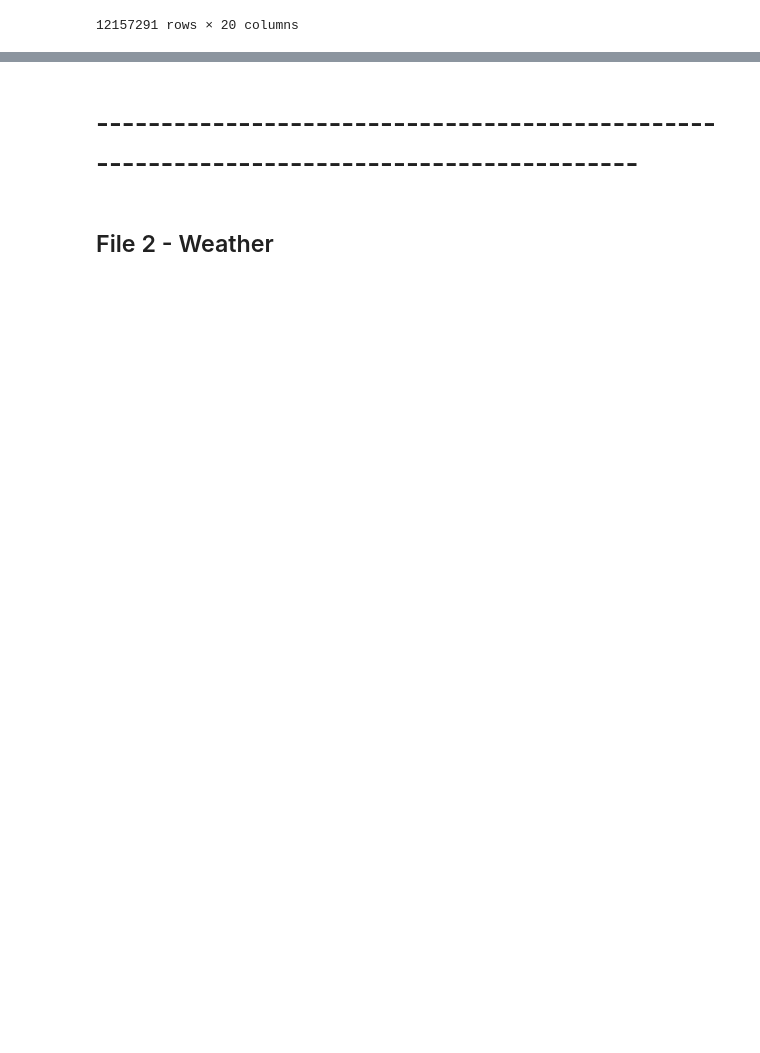
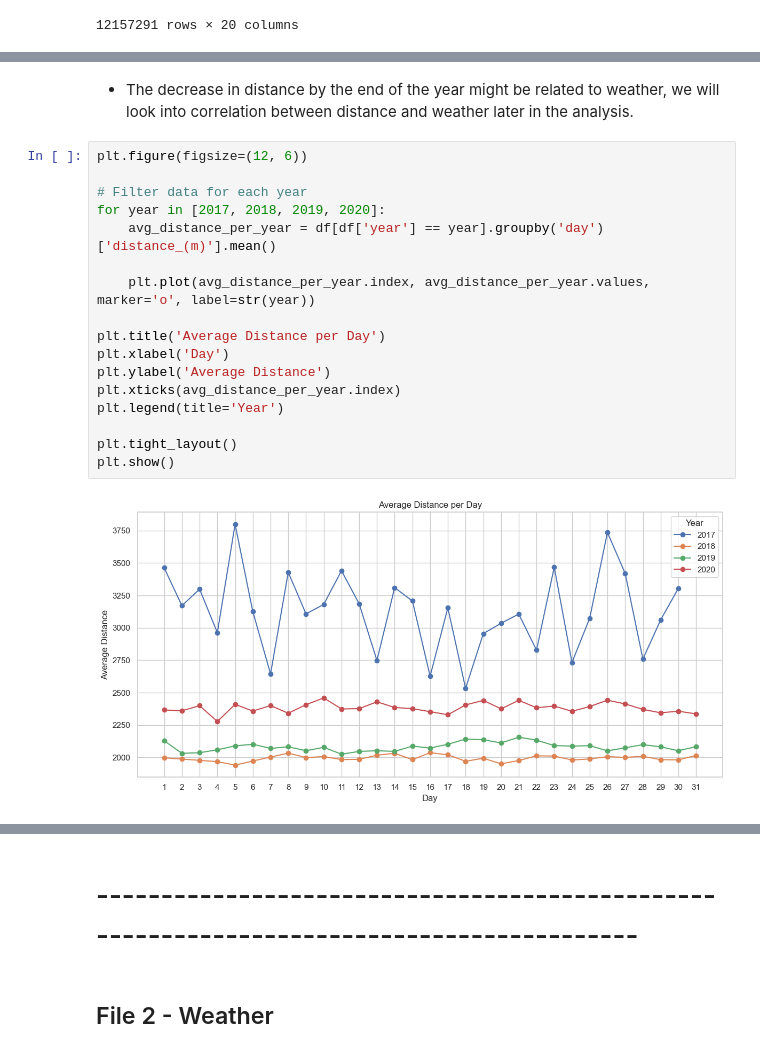
Before and after one commit to HeloisaBal/Mid-Bootcamp-Project-Helsinki, a Jupyter notebook: MBP.ipynb, the cells around one changed output, grey strips where cells are left out. Drawn from its saved outputs; the diff is of its cells as text; blank space fills up the shorter version.

```diff
--- a/MBP.ipynb
+++ b/MBP.ipynb
@@ -385,0 +543,21 @@ See the caveats in the documentation: https://pandas.pydata.org/pandas-docs/stab
+# %% [markdown]
+-  The decrease in distance by the end of the year might be related to weather, we will look into correlation between distance and weather later in the analysis.
+# %%
+plt.figure(figsize=(12, 6))
+
+# Filter data for each year
+for year in [2017, 2018, 2019, 2020]:
+    avg_distance_per_year = df[df['year'] == year].groupby('day')['distance_(m)'].mean()
+
+    plt.plot(avg_distance_per_year.index, avg_distance_per_year.values, marker='o', label=str(year))
+
+plt.title('Average Distance per Day')
+plt.xlabel('Day')
+plt.ylabel('Average Distance')
+plt.xticks(avg_distance_per_year.index)
+plt.legend(title='Year')
+
+plt.tight_layout()
+plt.show()
+# %% [output]
+[figure, added]
```
Also changed, not shown: parts of 74 cells of this notebook.
